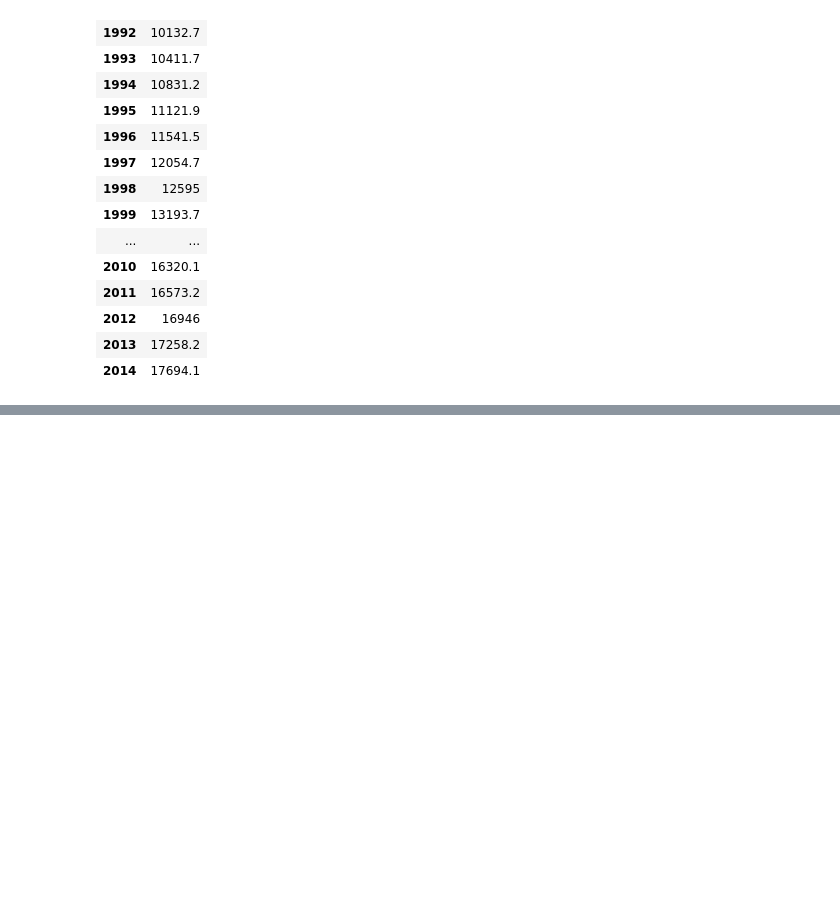
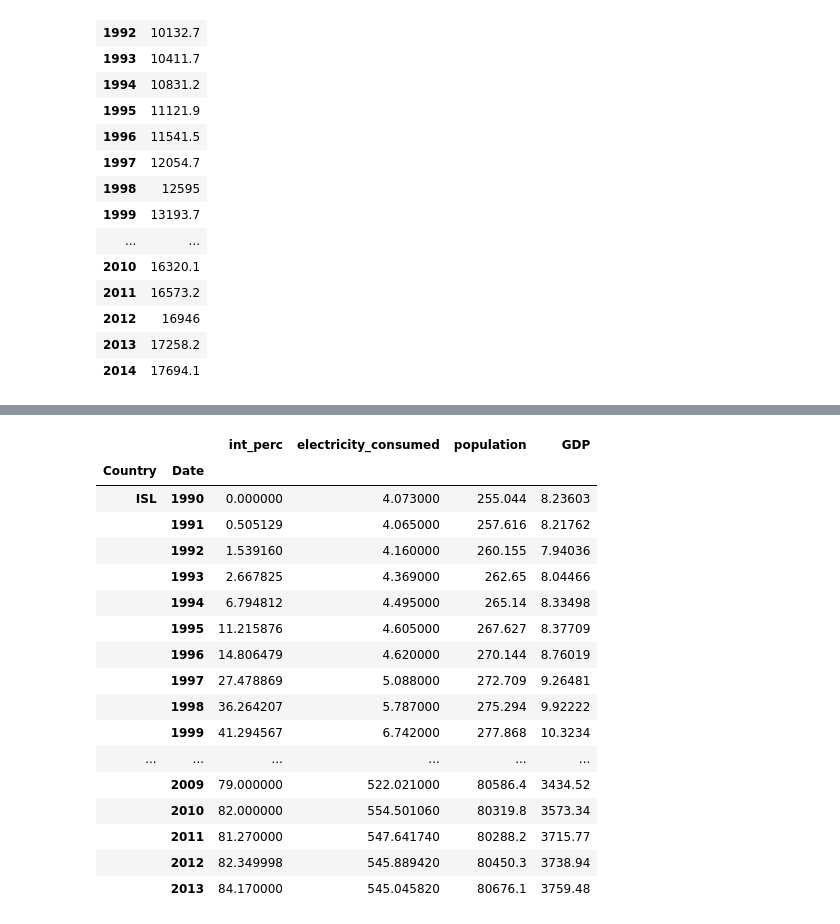
Before and after one commit to meester600/Springboard, a Jupyter notebook: Internet_Enery Capstone/Data_Wrangling.ipynb, the cells around one changed output, grey strips where cells are left out. Saved outputs shown, nothing was run; the diff lists cells and outputs as text; code cells hidden in the pictures; blank space fills up the shorter version.

```diff
--- a/Internet_Enery Capstone/Data_Wrangling.ipynb
+++ b/Internet_Enery Capstone/Data_Wrangling.ipynb
@@ -14,6 +14,8 @@ quandl.ApiConfig.api_key = 'YDy5xD85FUyhACHzsunX'
 
 import eia
 api = eia.API('aeb9ba252acba96a087cdd98626d5fc2')
+
+pd.set_option('display.max_rows', 5000)
 # %% [markdown]
 # Importing Data from Quandl and Energy Information Administration #
 
@@ -563,0 +567,25 @@ df.loc['USA']
+# %%
+df_2014 = df.loc[slice(None), 2014, :]
+top20_names = list(df_2014.nlargest(20,'int_perc').index)
+top20 = df.loc[(top20_names), ['int_perc', 'electricity_consumed', 'population', 'GDP']]
+# %%
+top20
+# %% [output]
+|  |  | int_perc | electricity_consumed | population | GDP |
+| Country | Date |  |  |  |  |
+| ISL | 1990 | 0.000000 | 4.073000 | 255.044 | 8.23603 |
+|  | 1991 | 0.505129 | 4.065000 | 257.616 | 8.21762 |
+|  | 1992 | 1.539160 | 4.160000 | 260.155 | 7.94036 |
+|  | 1993 | 2.667825 | 4.369000 | 262.65 | 8.04466 |
+|  | 1994 | 6.794812 | 4.495000 | 265.14 | 8.33498 |
+|  | 1995 | 11.215876 | 4.605000 | 267.627 | 8.37709 |
+|  | 1996 | 14.806479 | 4.620000 | 270.144 | 8.76019 |
+|  | 1997 | 27.478869 | 5.088000 | 272.709 | 9.26481 |
+|  | 1998 | 36.264207 | 5.787000 | 275.294 | 9.92222 |
+|  | 1999 | 41.294567 | 6.742000 | 277.868 | 10.3234 |
+| ... | ... | ... | ... | ... | ... |
+|  | 2009 | 79.000000 | 522.021000 | 80586.4 | 3434.52 |
+|  | 2010 | 82.000000 | 554.501060 | 80319.8 | 3573.34 |
+|  | 2011 | 81.270000 | 547.641740 | 80288.2 | 3715.77 |
+|  | 2012 | 82.349998 | 545.889420 | 80450.3 | 3738.94 |
+|  | 2013 | 84.170000 | 545.045820 | 80676.1 | 3759.48 |
```
Also changed, not shown: parts of 3 cells of this notebook.
